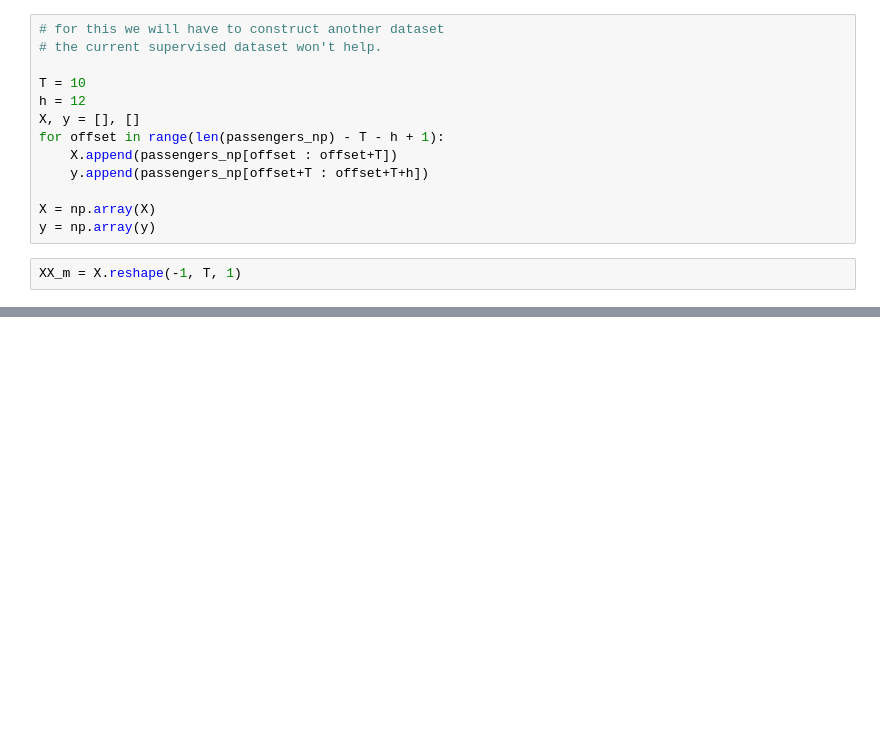
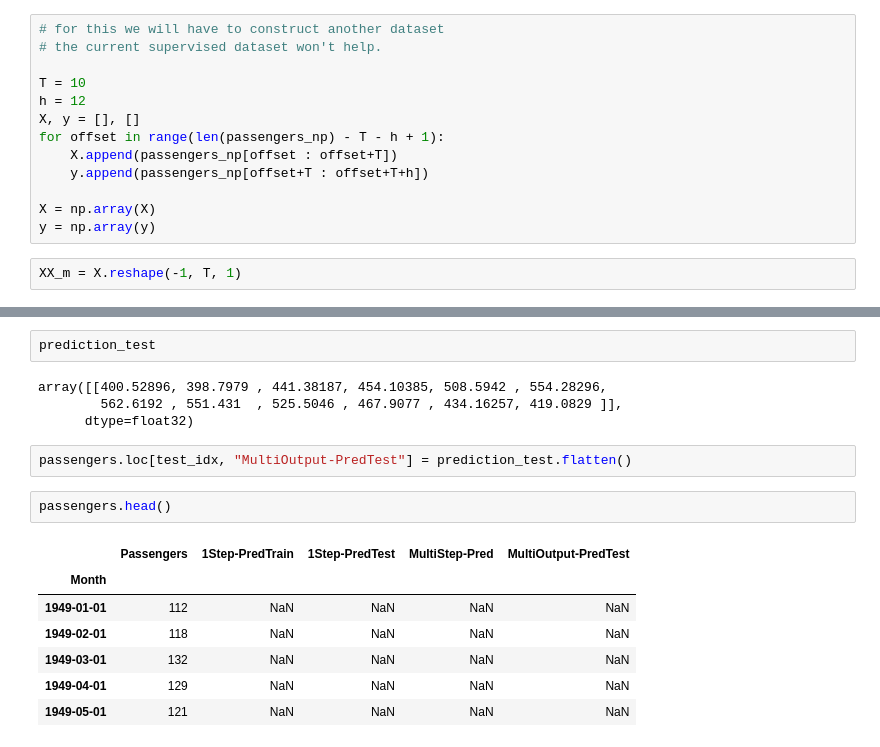
Before and after one commit to AayushSameerShah/TimeSeries-Forecasting, a Jupyter notebook: 6. CNNs an image beast/5. CNN Code.ipynb, the cells around one changed output, grey strips where cells are left out. Drawn from its saved outputs; the diff is of its cells as text; blank space fills up the shorter version.

```diff
--- a/6. CNNs an image beast/5. CNN Code.ipynb
+++ b/6. CNNs an image beast/5. CNN Code.ipynb
@@ -405,0 +491,18 @@ Xte_m, yte_m = X[[-1]], y[[-1]]
+# %%
+prediction_test
+# %% [output]
+array([[400.52896, 398.7979 , 441.38187, 454.10385, 508.5942 , 554.28296,
+        562.6192 , 551.431  , 525.5046 , 467.9077 , 434.16257, 419.0829 ]],
+      dtype=float32)
+# %%
+passengers.loc[test_idx, "MultiOutput-PredTest"] = prediction_test.flatten()
+# %%
+passengers.head()
+# %% [output]
+|  | Passengers | 1Step-PredTrain | 1Step-PredTest | MultiStep-Pred | MultiOutput-PredTest |
+| Month |  |  |  |  |  |
+| 1949-01-01 | 112 | NaN | NaN | NaN | NaN |
+| 1949-02-01 | 118 | NaN | NaN | NaN | NaN |
+| 1949-03-01 | 132 | NaN | NaN | NaN | NaN |
+| 1949-04-01 | 129 | NaN | NaN | NaN | NaN |
+| 1949-05-01 | 121 | NaN | NaN | NaN | NaN |
```
Also changed, not shown: parts of 33 cells of this notebook, 3 other files.
